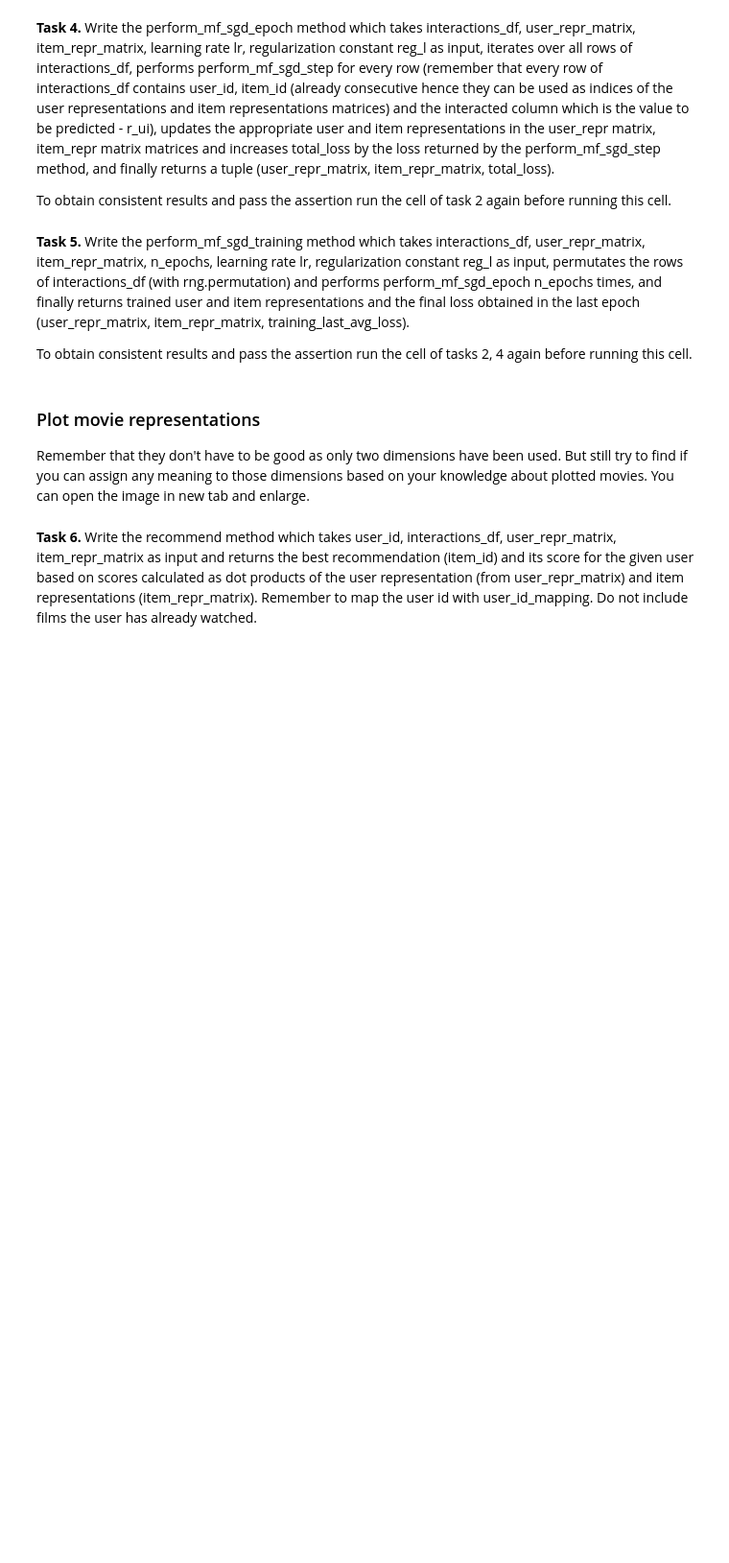
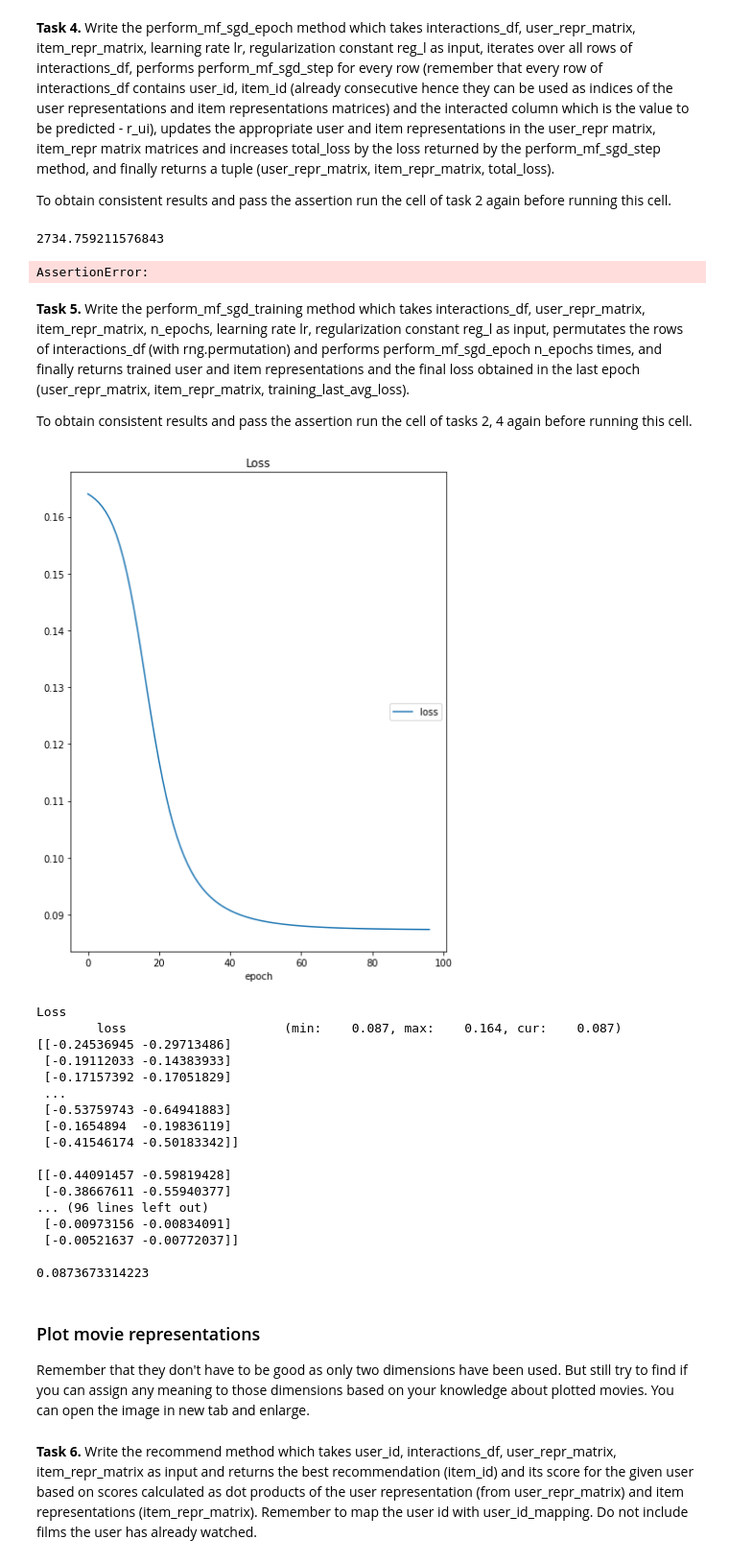
Before and after one commit to e-lawniczak/recommender-systems-class, a Jupyter notebook: class_08_netflix_recommender.ipynb, the cells around one changed output. Shown at 96% size. Saved outputs shown, nothing was run; the diff lists cells and outputs as text; code cells hidden in the pictures; blank space fills up the shorter version.

```diff
--- a/class_08_netflix_recommender.ipynb
+++ b/class_08_netflix_recommender.ipynb
@@ -167,7 +173,8 @@ rng = np.random.RandomState(seed=seed)
 # Write your code here #
 ########################
 
-user_repr_matrix = []
+user_repr_matrix = rng.normal(0,1, size = (n_users, embedding_dim))
+item_repr_matrix = rng.normal(0,1, size = (n_items, embedding_dim))
 
 print(user_repr_matrix)
 print()
@@ -189,6 +211,12 @@ def perform_mf_sgd_step(user_repr, item_repr, r_ui, lr, reg_l):
     ########################
     # Write your code here #
     ########################
+    eui = r_ui - np.dot(user_repr , item_repr)
+    loss = np.power(eui, 2)
+    p = user_repr + (lr * ((eui * item_repr) - (reg_l * user_repr)))
+    q = item_repr + (lr * ((eui * user_repr) - (reg_l * item_repr)))
+
+    return (p, q, loss)
 
 
 # Test
@@ -214,6 +244,25 @@ def perform_mf_sgd_epoch(interactions_df, user_repr_matrix, item_repr_matrix, lr
     ########################
     # Write your code here #
     ########################
+    total_loss = 0
+    for row in interactions_df.iterrows():
+        u_i = row[1]
+        user_id = u_i['user_id']
+        item_id = u_i['item_id']
+        rui = u_i['interacted']
+
+        p = user_repr_matrix[user_id]
+        q = item_repr_matrix[item_id]
+
+
+
+        user_repr, item_repr, loss = perform_mf_sgd_step(p, q, rui, lr, reg_l)
+
+        user_repr_matrix[user_id] = user_repr
+        item_repr_matrix[item_id] = item_repr
+        total_loss += loss
+
+    return (user_repr_matrix, item_repr_matrix, total_loss)
 
 
 # Test
@@ -222,50 +271,83 @@ total_loss = 0
 user_repr_matrix, item_repr_matrix, total_loss \
     = perform_mf_sgd_epoch(interactions_pos_neg_df, user_repr_matrix, item_repr_matrix, lr, reg_l)
 
-print(user_repr_matrix)
+# print(user_repr_matrix)
 print()
-print(item_repr_matrix)
+# print(item_repr_matrix)
 print()
 print(total_loss)
 
-assert np.abs(total_loss - 5076.2638779478975) < 0.001
+assert np.abs(total_loss - 2737.6365671718963) < 0.001
+# %% [output]
+2734.759211576843
+AssertionError:
 # %% [markdown]
 **Task 5.** Write the perform_mf_sgd_training method which takes interactions_df, user_repr_matrix, item_repr_matrix, n_epochs, learning rate lr, regularization constant reg_l as input, permutates the rows of interactions_df (with rng.permutation) and performs perform_mf_sgd_epoch n_epochs times, and finally returns trained user and item representations and the final loss obtained in the last epoch (user_repr_matrix, item_repr_matrix, training_last_avg_loss).
 
 To obtain consistent results and pass the assertion run the cell of tasks 2, 4 again before running this cell.
 # %%
+import livelossplot
 from livelossplot import PlotLosses
 
 def perform_mf_sgd_training(interactions_df, user_repr_matrix, item_repr_matrix, n_epochs, lr, reg_l):
     liveloss = PlotLosses()
 
     ########################
     # Write your code here #
     ########################
+    losses = []
+    for epoch in range(n_epochs):
 
         # Save and print epoch losses (this should be at the end of the loop over epochs)
+
+        user_repr_matrix, item_repr_matrix, total_loss = perform_mf_sgd_epoch(interactions_df, user_repr_matrix, item_repr_matrix, lr, reg_l)
 
         training_last_avg_loss = total_loss / len(interactions_df)
 
         if epoch >= 3: # A bound on epoch prevents showing extremely high losses in the first epochs
             logs = {'loss': training_last_avg_loss}
             liveloss.update(logs)
             liveloss.send()
+
+        losses.append(total_loss)
+
+
+    return(user_repr_matrix,item_repr_matrix,training_last_avg_loss)
+
 
 
 # Test
 
 n_epochs = 100
 user_repr_matrix, item_repr_matrix, training_last_avg_loss \
     = perform_mf_sgd_training(interactions_pos_neg_df, user_repr_matrix, item_repr_matrix, n_epochs, lr, reg_l)
 
 print(user_repr_matrix)
 print()
 print(item_repr_matrix)
 print()
 print(training_last_avg_loss)
 
 # assert np.abs(total_loss - 5076.2638779478975) < 0.001
+# %% [output]
+[figure, added]
+Loss
+        loss                     (min:    0.087, max:    0.164, cur:    0.087)
+[[-0.24536945 -0.29713486]
+ [-0.19112033 -0.14383933]
+ [-0.17157392 -0.17051829]
+ ...
+ [-0.53759743 -0.64941883]
+ [-0.1654894  -0.19836119]
+ [-0.41546174 -0.50183342]]
+
+[[-0.44091457 -0.59819428]
+ [-0.38667611 -0.55940377]
+... (96 lines left out)
+ [-0.00973156 -0.00834091]
+ [-0.00521637 -0.00772037]]
+
+0.0873673314223
 # %% [markdown]
 ### Plot movie representations
 
```
Also changed, not shown: parts of 4 cells of this notebook.
